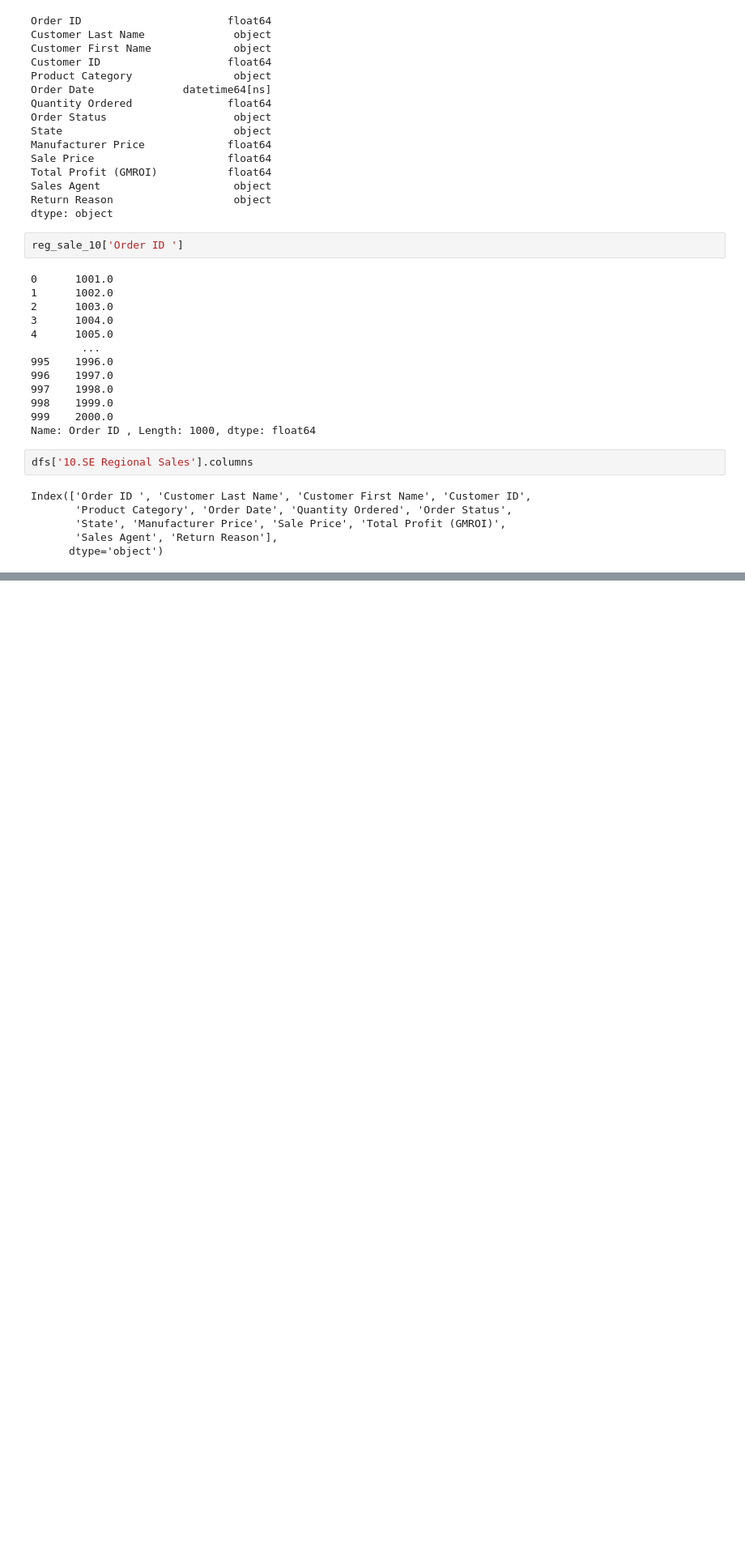
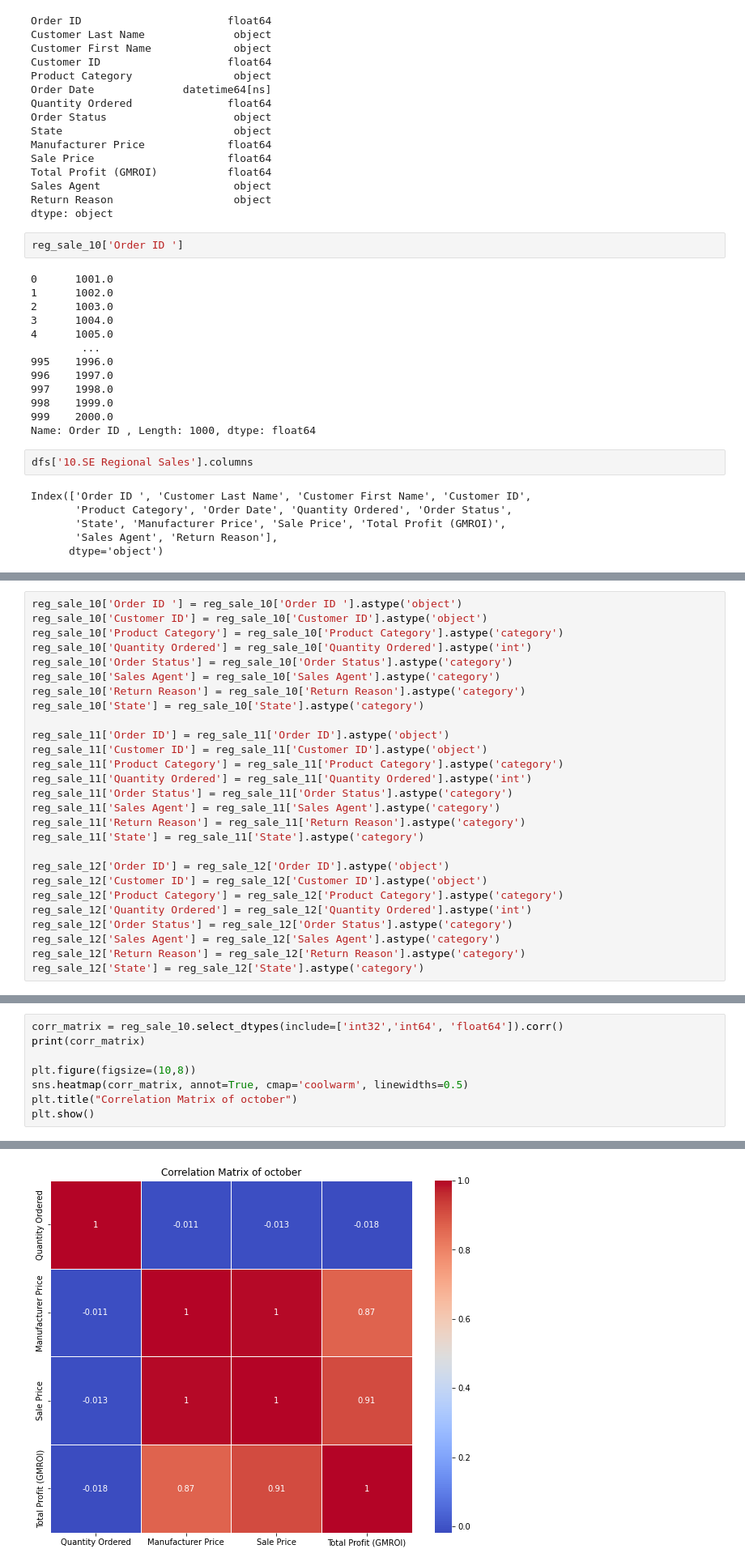
Before and after one commit to ngnquanq/aiesec_da, a Jupyter notebook: notebooks/eda.ipynb, the cells around one changed output, grey strips where cells are left out. Shown at 81% size. Saved outputs shown, nothing was run; the diff lists cells and outputs as text; blank space fills up the shorter version.

```diff
--- a/notebooks/eda.ipynb
+++ b/notebooks/eda.ipynb
@@ -233,0 +236,27 @@ Index(['Order ID ', 'Customer Last Name', 'Customer First Name', 'Customer ID',
+# %%
+reg_sale_10['Order ID '] = reg_sale_10['Order ID '].astype('object')
+reg_sale_10['Customer ID'] = reg_sale_10['Customer ID'].astype('object')
+reg_sale_10['Product Category'] = reg_sale_10['Product Category'].astype('category')
+reg_sale_10['Quantity Ordered'] = reg_sale_10['Quantity Ordered'].astype('int')
+reg_sale_10['Order Status'] = reg_sale_10['Order Status'].astype('category')
+reg_sale_10['Sales Agent'] = reg_sale_10['Sales Agent'].astype('category')
+reg_sale_10['Return Reason'] = reg_sale_10['Return Reason'].astype('category')
+reg_sale_10['State'] = reg_sale_10['State'].astype('category')
+
+reg_sale_11['Order ID'] = reg_sale_11['Order ID'].astype('object')
+reg_sale_11['Customer ID'] = reg_sale_11['Customer ID'].astype('object')
+reg_sale_11['Product Category'] = reg_sale_11['Product Category'].astype('category')
+reg_sale_11['Quantity Ordered'] = reg_sale_11['Quantity Ordered'].astype('int')
+reg_sale_11['Order Status'] = reg_sale_11['Order Status'].astype('category')
+reg_sale_11['Sales Agent'] = reg_sale_11['Sales Agent'].astype('category')
+reg_sale_11['Return Reason'] = reg_sale_11['Return Reason'].astype('category')
+reg_sale_11['State'] = reg_sale_11['State'].astype('category')
+
+reg_sale_12['Order ID'] = reg_sale_12['Order ID'].astype('object')
+reg_sale_12['Customer ID'] = reg_sale_12['Customer ID'].astype('object')
+reg_sale_12['Product Category'] = reg_sale_12['Product Category'].astype('category')
+reg_sale_12['Quantity Ordered'] = reg_sale_12['Quantity Ordered'].astype('int')
+reg_sale_12['Order Status'] = reg_sale_12['Order Status'].astype('category')
+reg_sale_12['Sales Agent'] = reg_sale_12['Sales Agent'].astype('category')
+reg_sale_12['Return Reason'] = reg_sale_12['Return Reason'].astype('category')
+reg_sale_12['State'] = reg_sale_12['State'].astype('category')
@@ -243,0 +391,9 @@ KeyError: 'Order ID'
+# %%
+corr_matrix = reg_sale_10.select_dtypes(include=['int32','int64', 'float64']).corr()
+print(corr_matrix)
+
+plt.figure(figsize=(10,8))
+sns.heatmap(corr_matrix, annot=True, cmap='coolwarm', linewidths=0.5)
+plt.title("Correlation Matrix of october")
+plt.show()
+# %% [output]
@@ -243,0 +411 @@ KeyError: 'Order ID'
+[figure, added]
```
Also changed, not shown: parts of 15 cells of this notebook, 1 other file.
